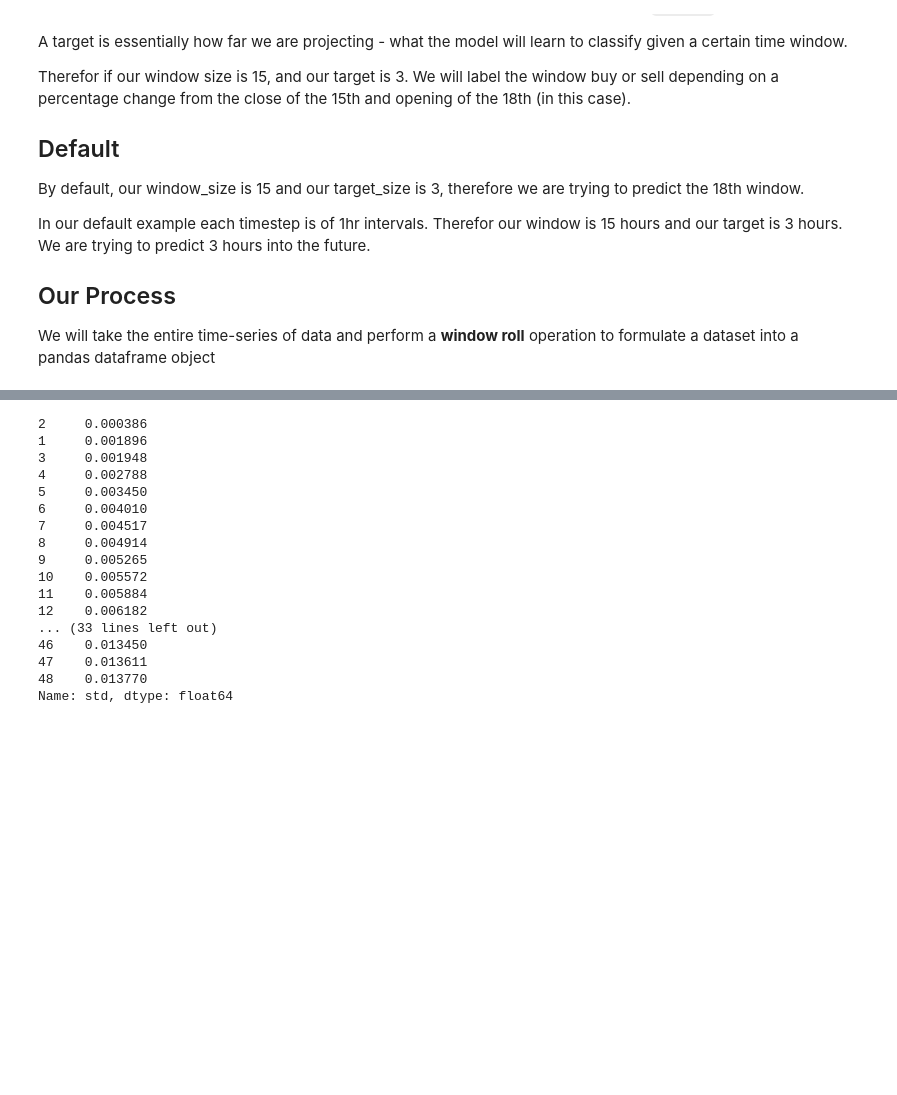
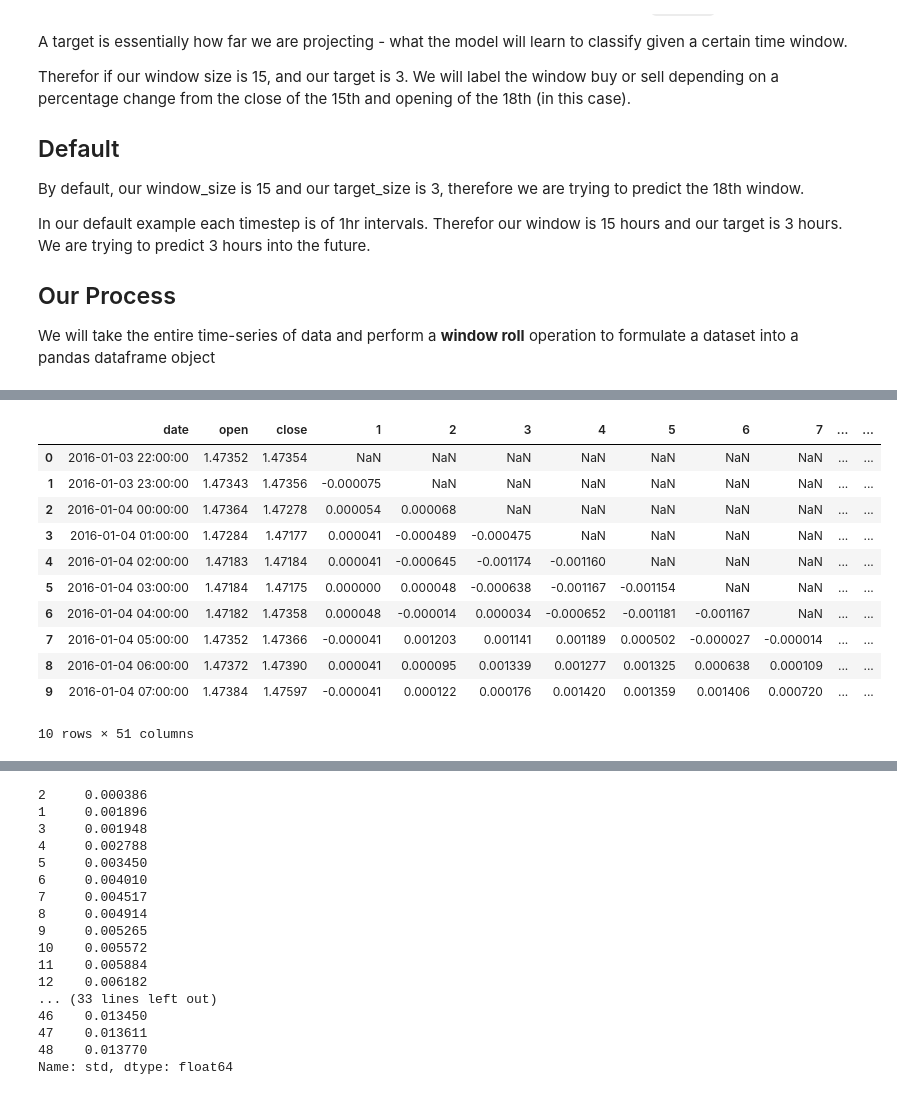
Before and after one commit to dmbernaal/Omega_Dev, a Jupyter notebook: Model_Z/2_Data_Analysis.ipynb, the cells around one changed output, grey strips where cells are left out. Drawn from its saved outputs; the diff is of its cells as text; code cells hidden in the pictures; blank space fills up the shorter version.

```diff
--- a/Model_Z/2_Data_Analysis.ipynb
+++ b/Model_Z/2_Data_Analysis.ipynb
@@ -56,6 +56,20 @@ changes_df.head()
 5 rows × 48 columns
 # %%
 changes_df = pd.concat([df, changes_df], axis=1)
+changes_df.head(10)
+# %% [output]
+|  | date | open | close | 1 | 2 | 3 | 4 | 5 | 6 | 7 | ... | ... |
+| 0 | 2016-01-03 22:00:00 | 1.47352 | 1.47354 | NaN | NaN | NaN | NaN | NaN | NaN | NaN | ... | ... |
+| 1 | 2016-01-03 23:00:00 | 1.47343 | 1.47356 | -0.000075 | NaN | NaN | NaN | NaN | NaN | NaN | ... | ... |
+| 2 | 2016-01-04 00:00:00 | 1.47364 | 1.47278 | 0.000054 | 0.000068 | NaN | NaN | NaN | NaN | NaN | ... | ... |
+| 3 | 2016-01-04 01:00:00 | 1.47284 | 1.47177 | 0.000041 | -0.000489 | -0.000475 | NaN | NaN | NaN | NaN | ... | ... |
+| 4 | 2016-01-04 02:00:00 | 1.47183 | 1.47184 | 0.000041 | -0.000645 | -0.001174 | -0.001160 | NaN | NaN | NaN | ... | ... |
+| 5 | 2016-01-04 03:00:00 | 1.47184 | 1.47175 | 0.000000 | 0.000048 | -0.000638 | -0.001167 | -0.001154 | NaN | NaN | ... | ... |
+| 6 | 2016-01-04 04:00:00 | 1.47182 | 1.47358 | 0.000048 | -0.000014 | 0.000034 | -0.000652 | -0.001181 | -0.001167 | NaN | ... | ... |
+| 7 | 2016-01-04 05:00:00 | 1.47352 | 1.47366 | -0.000041 | 0.001203 | 0.001141 | 0.001189 | 0.000502 | -0.000027 | -0.000014 | ... | ... |
+| 8 | 2016-01-04 06:00:00 | 1.47372 | 1.47390 | 0.000041 | 0.000095 | 0.001339 | 0.001277 | 0.001325 | 0.000638 | 0.000109 | ... | ... |
+| 9 | 2016-01-04 07:00:00 | 1.47384 | 1.47597 | -0.000041 | 0.000122 | 0.000176 | 0.001420 | 0.001359 | 0.001406 | 0.000720 | ... | ... |
+10 rows × 51 columns
 # %%
 # Let's check our data
 summary = changes_df.describe()
```
Also changed, not shown: parts of 1 cell of this notebook, 3 other files.
